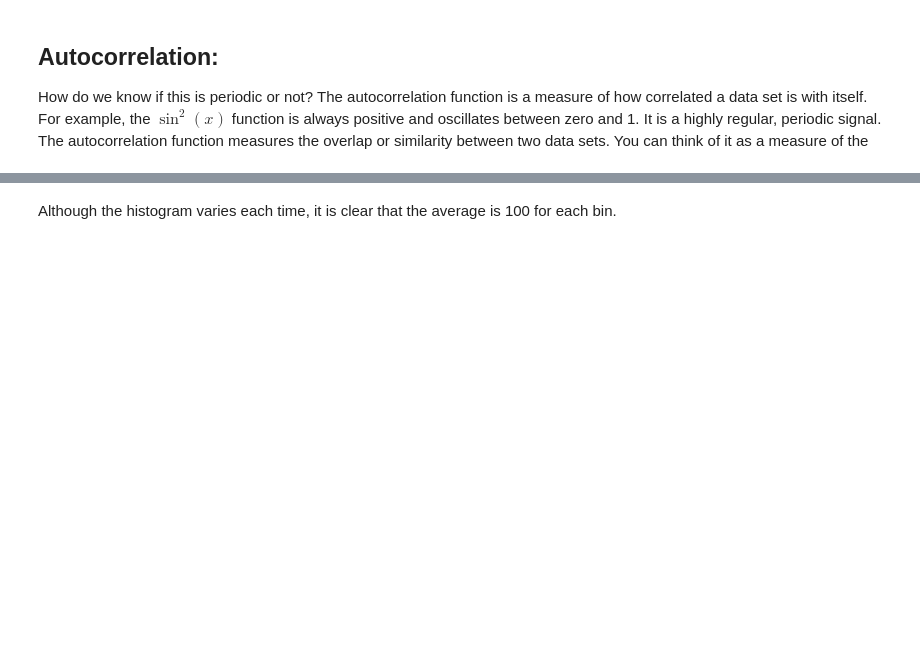
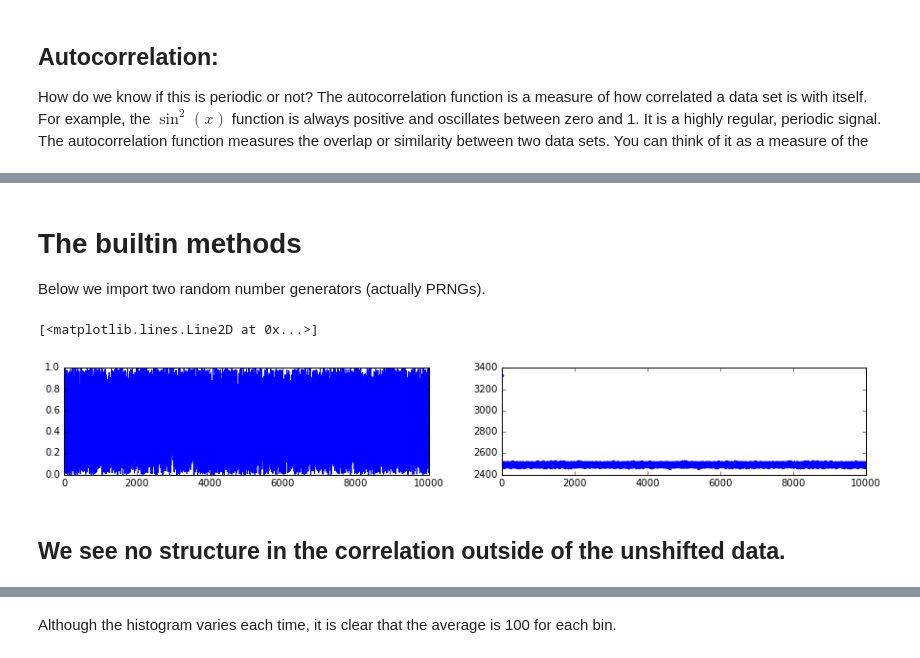
Before and after one commit to Physics325/Chapter6, a Jupyter notebook: PRNGs.ipynb, the cells around one changed output, grey strips where cells are left out. Saved outputs shown, nothing was run; the diff lists cells and outputs as text; code cells hidden in the pictures; blank space fills up the shorter version.

```diff
--- a/PRNGs.ipynb
+++ b/PRNGs.ipynb
@@ -68,3 +82,6 @@ plt.plot(autocorr)
+# %% [markdown]
+# The builtin methods
+Below we import two random number generators (actually PRNGs).
 # %%
 import random as pyrand
 # %%
@@ -76,6 +93,20 @@ def randarray(N,a=0,b=100,method=pyrand):
     return np.array([method.random() for i in range(N)])
 # %%
 N=10000
+# %%
+# Generate a random array with the python built-in.
+pydata = randarray(N,method=pyrand)
+
+plt.figure(figsize=(15,2))
+plt.subplot(121)
+plt.plot(pydata)
+plt.subplot(122)
+plt.plot(autocorr(pydata),".")
+# %% [output]
+[<matplotlib.lines.Line2D at 0x...>]
+[figure, added]
+# %% [markdown]
+## We see no structure in the correlation outside of the unshifted data.
 # %%
 # Generate a random array with the python built-in.
 pydata = randarray(N,method=pyrand)
```
Also changed, not shown: parts of 7 cells of this notebook.
